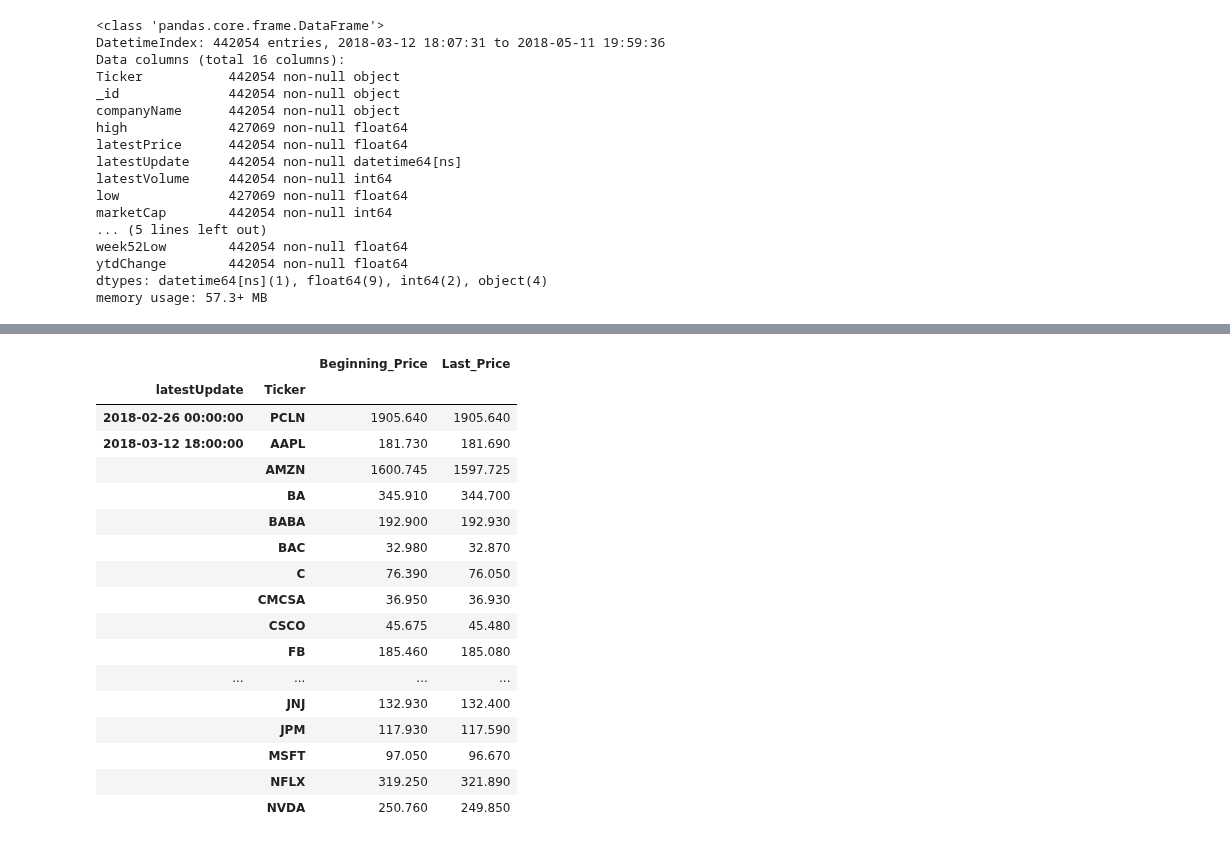
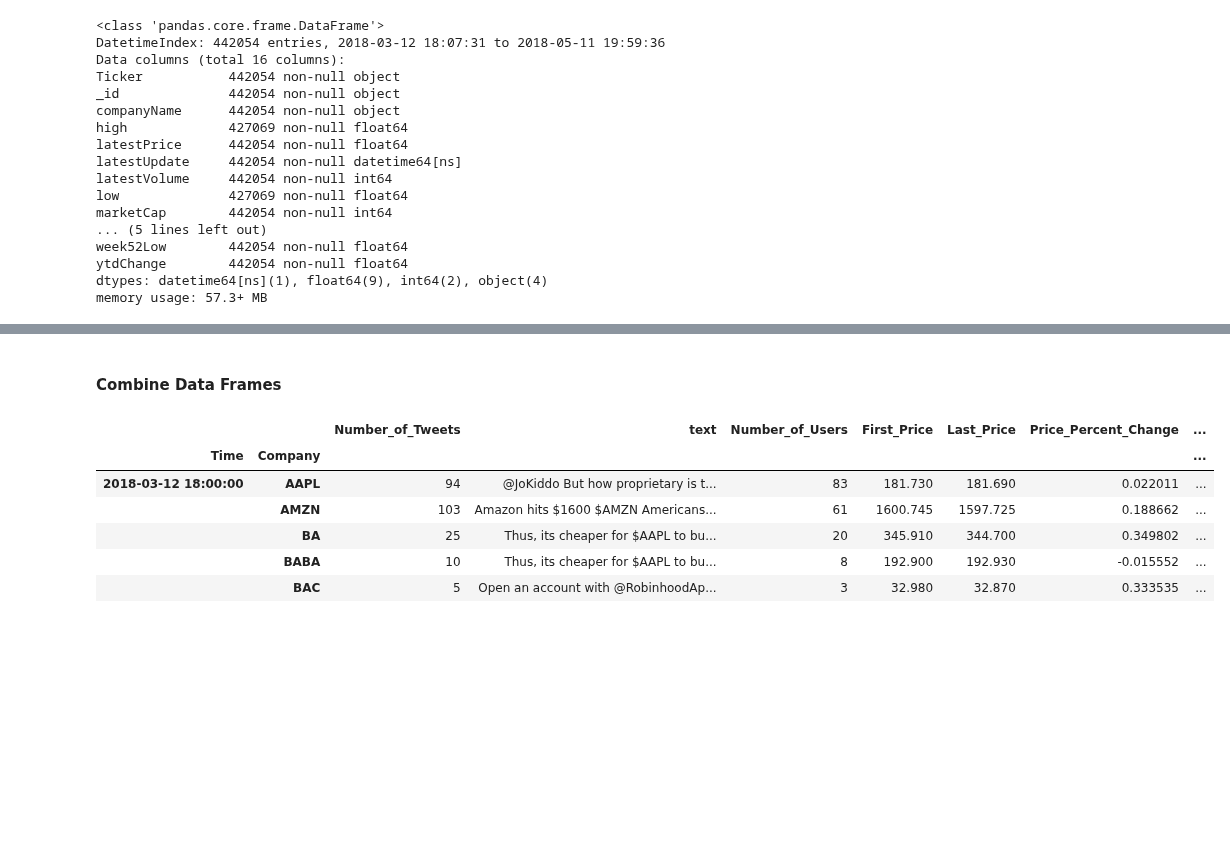
Before and after one commit to madderle/Capstone-Realtime-Streaming-Analytics, a Jupyter notebook: Analysis/src/Stock-Tweets-EDA.ipynb, the cells around one changed output, grey strips where cells are left out. Cells and saved outputs as stored; diff of their text form; code cells hidden in the pictures; blank space fills up the shorter version.

```diff
--- a/Analysis/src/Stock-Tweets-EDA.ipynb
+++ b/Analysis/src/Stock-Tweets-EDA.ipynb
@@ -297,21 +247,0 @@ stock_delimited_hourly['Last_Price'] = stock_data.sort_values('latestUpdate').gr
-# %%
-stock_delimited_hourly.head(20)
-# %% [output]
-|  |  | Beginning_Price | Last_Price |
-| latestUpdate | Ticker |  |  |
-| 2018-02-26 00:00:00 | PCLN | 1905.640 | 1905.640 |
-| 2018-03-12 18:00:00 | AAPL | 181.730 | 181.690 |
-|  | AMZN | 1600.745 | 1597.725 |
-|  | BA | 345.910 | 344.700 |
-|  | BABA | 192.900 | 192.930 |
-|  | BAC | 32.980 | 32.870 |
-|  | C | 76.390 | 76.050 |
-|  | CMCSA | 36.950 | 36.930 |
-|  | CSCO | 45.675 | 45.480 |
-|  | FB | 185.460 | 185.080 |
-| ... | ... | ... | ... |
-|  | JNJ | 132.930 | 132.400 |
-|  | JPM | 117.930 | 117.590 |
-|  | MSFT | 97.050 | 96.670 |
-|  | NFLX | 319.250 | 321.890 |
-|  | NVDA | 250.760 | 249.850 |
@@ -319,0 +248,13 @@ stock_delimited_hourly.head(20)
+# %% [markdown]
+#### Combine Data Frames
+# %%
+hourly_df = pd.concat([delimited_hourly, stock_delimited_hourly], axis=1, join='inner')
+hourly_df.head()
+# %% [output]
+|  |  | Number_of_Tweets | text | Number_of_Users | First_Price | Last_Price | Price_Percent_Change | ... |
+| Time | Company |  |  |  |  |  |  | ... |
+| 2018-03-12 18:00:00 | AAPL | 94 | @JoKiddo But how proprietary is t... | 83 | 181.730 | 181.690 | 0.022011 | ... |
+|  | AMZN | 103 | Amazon hits $1600 $AMZN Americans... | 61 | 1600.745 | 1597.725 | 0.188662 | ... |
+|  | BA | 25 | Thus, its cheaper for $AAPL to bu... | 20 | 345.910 | 344.700 | 0.349802 | ... |
+|  | BABA | 10 | Thus, its cheaper for $AAPL to bu... | 8 | 192.900 | 192.930 | -0.015552 | ... |
+|  | BAC | 5 | Open an account with @RobinhoodAp... | 3 | 32.980 | 32.870 | 0.333535 | ... |
```
Also changed, not shown: parts of 15 cells of this notebook, 2 other files.
